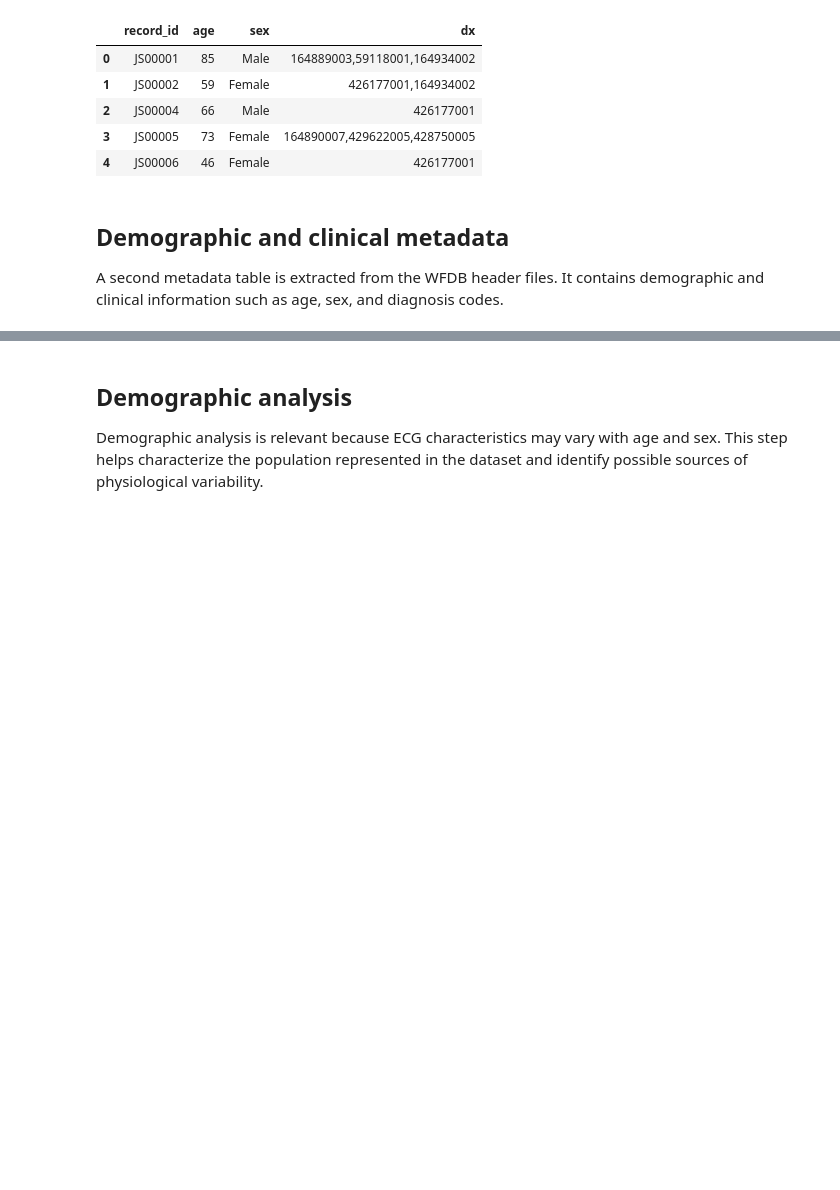
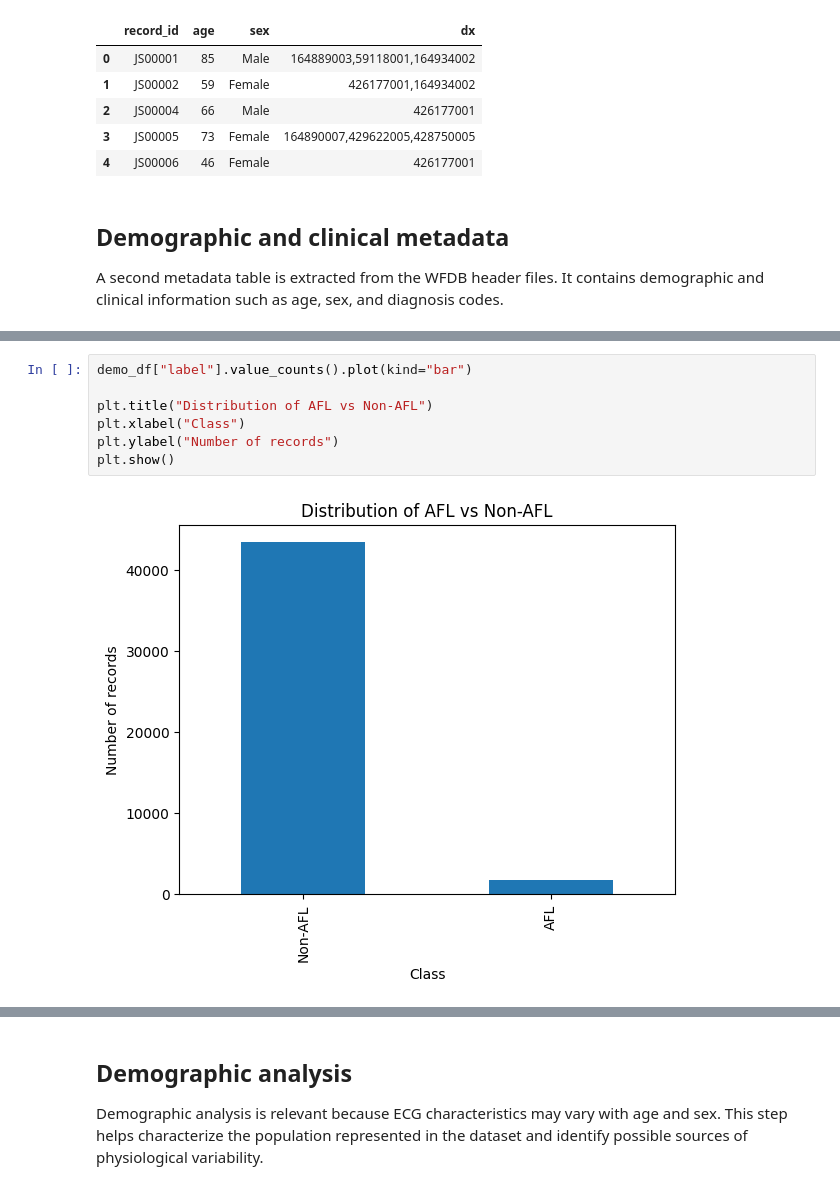
Before and after one commit to tjpoa/ecg-privacy, a Jupyter notebook: notebooks/01_data_understanding.ipynb, the cells around one changed output, grey strips where cells are left out. Drawn from its saved outputs; the diff is of its cells as text; blank space fills up the shorter version.

```diff
--- a/notebooks/01_data_understanding.ipynb
+++ b/notebooks/01_data_understanding.ipynb
@@ -202,0 +222,9 @@ plt.show()
+# %%
+demo_df["label"].value_counts().plot(kind="bar")
+
+plt.title("Distribution of AFL vs Non-AFL")
+plt.xlabel("Class")
+plt.ylabel("Number of records")
+plt.show()
+# %% [output]
+[figure, added]
```
Also changed, not shown: parts of 17 cells of this notebook.
